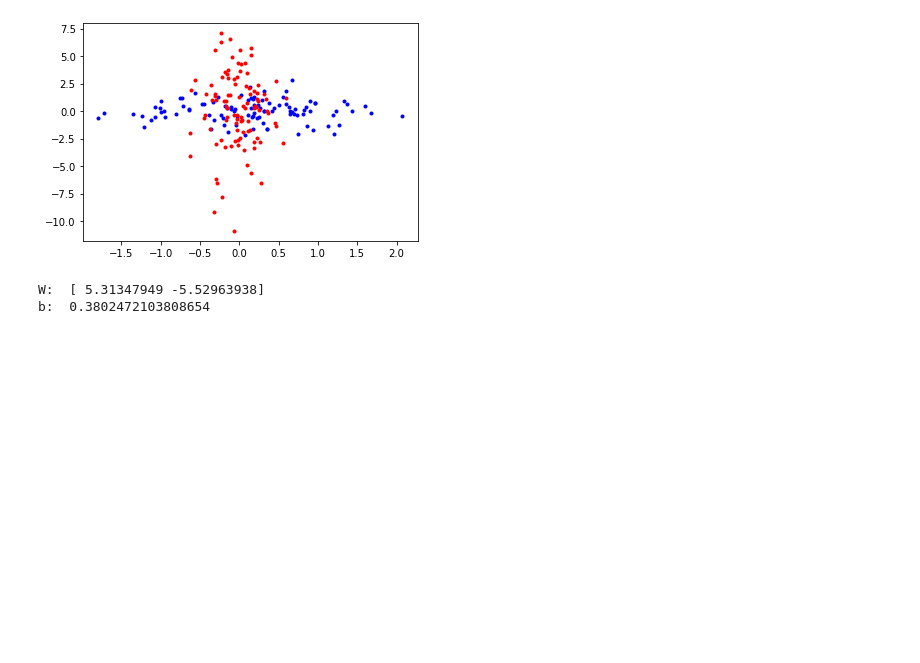
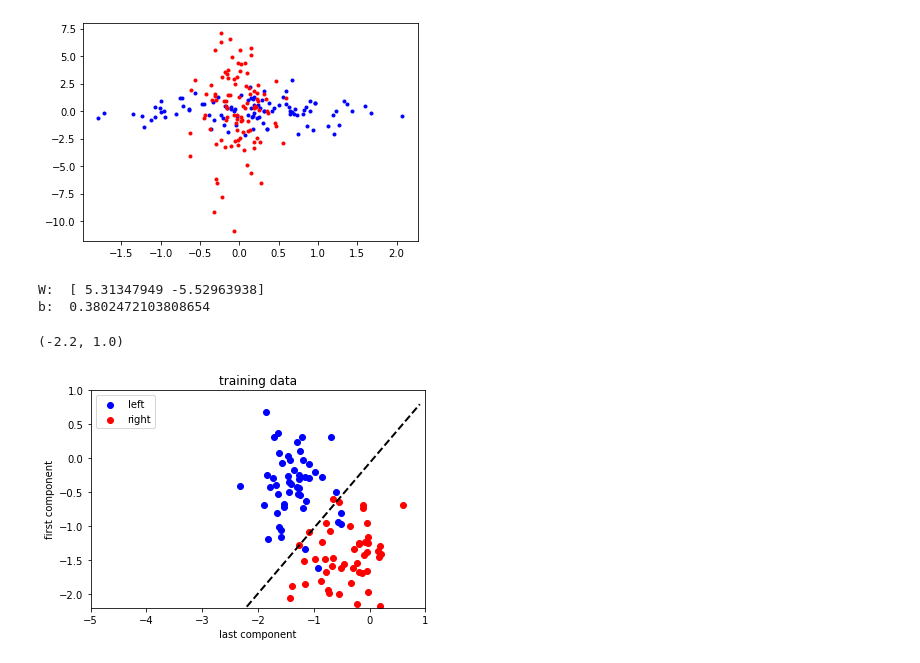
Before and after one commit to kwonjh0825/HCI_week13, a Jupyter notebook: week13.ipynb, the cells around one changed output. Cells and saved outputs as stored; diff of their text form; code cells hidden in the pictures; blank space fills up the shorter version.

```diff
--- a/week13.ipynb
+++ b/week13.ipynb
@@ -380,3 +380,18 @@ print('b: ', b)
 # %% [output]
 W:  [ 5.31347949 -5.52963938]
 b:  0.3802472103808654
+# %%
+plot_scatter(train[cl1], train[cl2])
+title('training data')
+
+#calculate decision boundary(x,y)
+x = np.arange(-5, 1, 0.1)
+y = (b - W[0]*x) / W[1]
+
+#plot the decision boundary
+plt.plot(x, y, linestyle='--', linewidth=2, color='k')
+plt.xlim(-5, 1)
+plt.ylim(-2.2, 1)
+# %% [output]
+(-2.2, 1.0)
+[figure, added]
```
Also changed, not shown: parts of 3 cells of this notebook.
